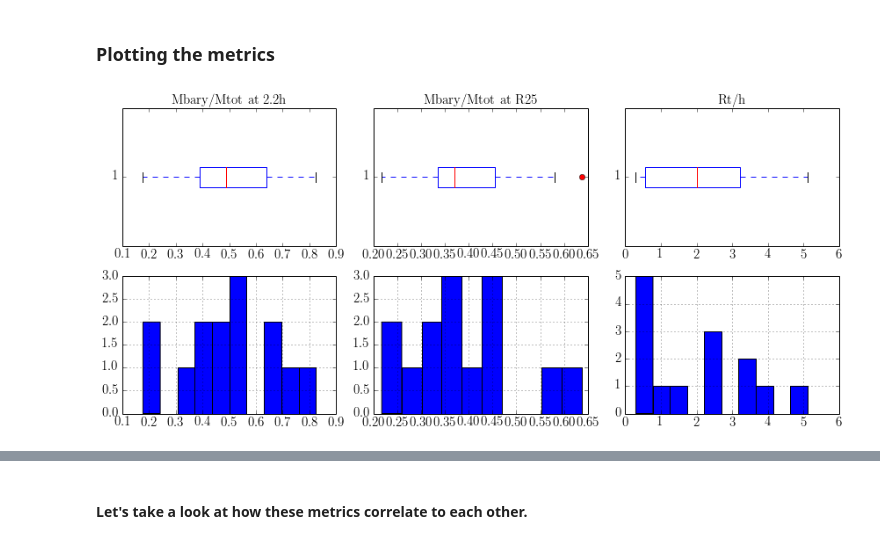
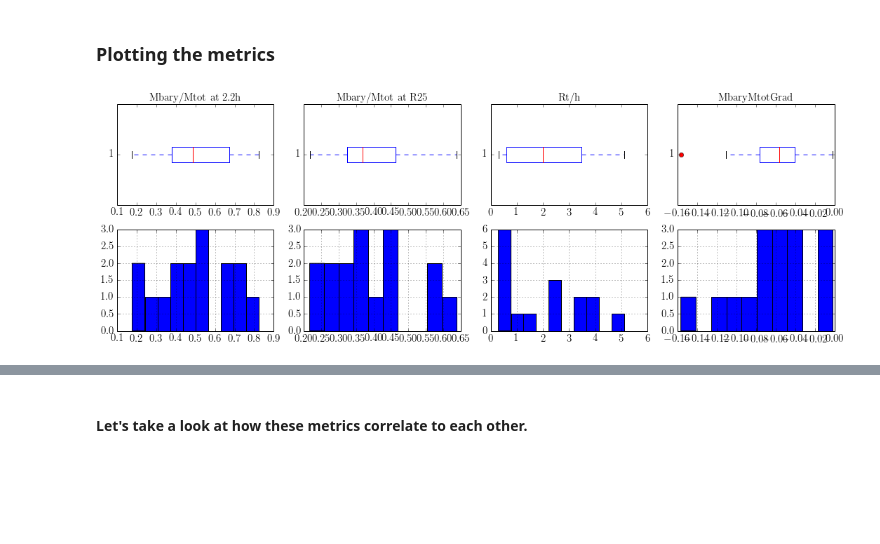
Before and after one commit to erichards/DissertationResearch, a Jupyter notebook: galaxiesEDA.ipynb, the cells around one changed output, grey strips where cells are left out. Saved outputs shown, nothing was run; the diff lists cells and outputs as text; code cells hidden in the pictures; blank space fills up the shorter version.

```diff
--- a/galaxiesEDA.ipynb
+++ b/galaxiesEDA.ipynb
@@ -160,13 +91,6 @@ df['SSFR'] = (df['SFR'] / df['Mstar']) * (1E9)
 df['Mbary'] = df['Mgas'] + df['Mstar']
 # %% [markdown]
 ## Linearize size measures
-# %%
-# Function to transform angular value to linear distance-corrected value. Takes
-# as inputs: distance (Mpc) and angular size (arcseconds). Returns: linear
-# value (kpc).
-def linearize(DMpc, x):
-    xkpc = (x/206.265)*(DMpc)
-    return xkpc
 # %%
 # Calculate linear (kpc) quantities
 # Call function linearize from claculateParams.py
@@ -310,7 +238,9 @@ The y-axis value where the radial baryon mass fraction profiles cross the vertic
 These metrics and other parameters are calculated and stored in a data frame below.
 # %%
 ## Create a data frame to store all the results from the rotfit files ##
-# Call functions rotfitParams, rtrans, twoPointTwoh & MLast from rcd_results.py
+# Call functions rotfitParams, rtrans, massFracDist, twoPointTwoh, & baryatR25 from rcd_results.py
+
+from scipy import stats
 
 fixdf = []
 for file in bestMLFiles:
@@ -319,9 +249,20 @@ for file in bestMLFiles:
     hkpcGal = df['hkpc'][gal]
     r25kpcGal = (df['d25kpc'][gal])/2.
     rth = rt/hkpcGal
+    gal, r, Mrat = massFracDist(file)
+    logMrat = np.log10(Mrat)
+    rh = r/hkpcGal
+    x = np.array([])
+    y = np.array([])
+    for i in range(len(rh)):
+        if rh[i] >= 1.0:
+            x = np.append(x, rh[i])
+            y = np.append(y, logMrat[i])
+    # Fit linear regression model
+    slope, intercept, r_value, p_value, slope_std_error = stats.linregress(x, y)
     MbaryMtot2h = twoPointTwoh(file, hkpcGal)[1]
     MbaryMtotR25 = baryatR25(file, r25kpcGal)[1]
-    fixdf.append([gal,dml,bml,rc,vh,rt,rth,MbaryMtot2h,MbaryMtotR25])
-cols = ['gal','dML','bML','Rc','Vh','Rtkpc','Rth','MbaryMtot2h','MbaryMtotR25']
+    fixdf.append([gal,dml,bml,rc,vh,rt,rth,MbaryMtot2h,MbaryMtotR25,slope])
+cols = ['gal','dML','bML','Rc','Vh','Rtkpc','Rth','MbaryMtot2h','MbaryMtotR25','MbaryMtotGrad']
 fixdf = pd.DataFrame(fixdf, columns=cols)
 fixdf = fixdf.set_index('gal')
@@ -331,22 +282,27 @@ rcd = fixdf.drop(['NGC 3941'])
 # %% [markdown]
 ### Plotting the metrics
 # %%
-plt.figure(figsize=(12, 8))
-plt.subplot(331)
+plt.figure(figsize=(15, 10))
+plt.subplot(441)
 plt.title('Mbary/Mtot at 2.2h')
 plt.boxplot(rcd['MbaryMtot2h'], 0, 'ro', 0)
-plt.subplot(332)
+plt.subplot(442)
 plt.title('Mbary/Mtot at R25')
 plt.boxplot(rcd['MbaryMtotR25'], 0, 'ro', 0)
-plt.subplot(333)
+plt.subplot(443)
 plt.title('Rt/h')
 plt.boxplot(rcd['Rth'], 0, 'ro', 0)
-plt.subplot(334)
+plt.subplot(444)
+plt.title('MbaryMtotGrad')
+plt.boxplot(rcd['MbaryMtotGrad'], 0, 'ro', 0)
+plt.subplot(445)
 rcd['MbaryMtot2h'].hist()
-plt.subplot(335)
+plt.subplot(446)
 rcd['MbaryMtotR25'].hist()
-plt.subplot(336)
+plt.subplot(447)
 rcd['Rth'].hist()
+plt.subplot(448)
+rcd['MbaryMtotGrad'].hist()
 plt.tight_layout()
 # %% [output]
-[figure, old version]
+[figure, new version]
```
Also changed, not shown: parts of 91 cells of this notebook, 8 other files.
